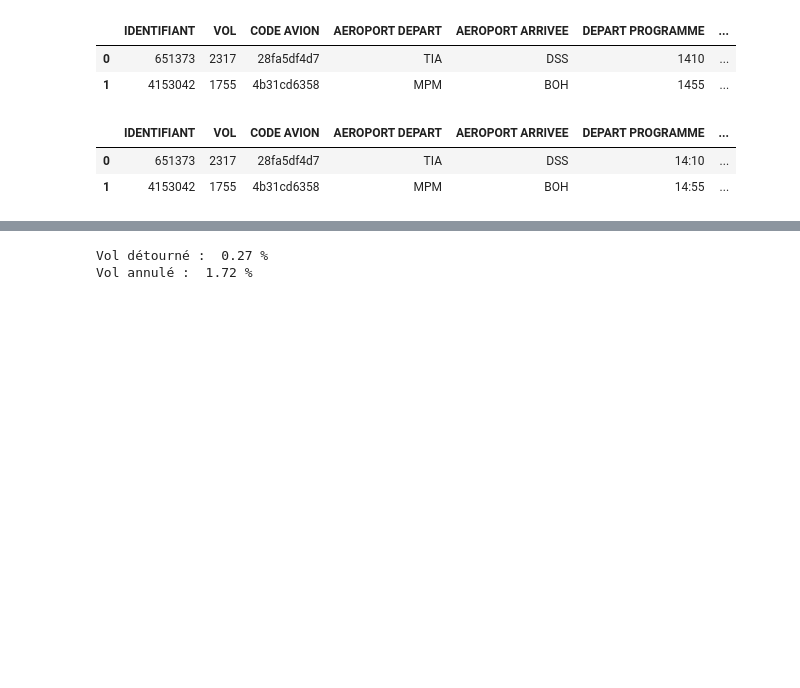
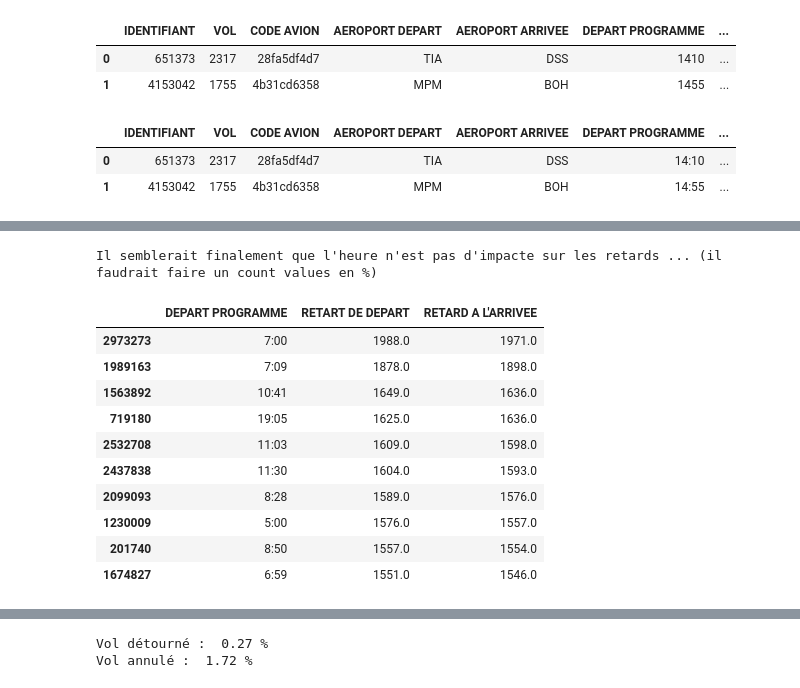
Before and after one commit to samirLazzali/flight-delay-consulting, a Jupyter notebook: aeroport_eda.ipynb, the cells around one changed output, grey strips where cells are left out. Saved outputs shown, nothing was run; the diff lists cells and outputs as text; code cells hidden in the pictures; blank space fills up the shorter version.

```diff
--- a/aeroport_eda.ipynb
+++ b/aeroport_eda.ipynb
@@ -272,0 +277,16 @@ Retard de + de 10 min à l'arrivé :  22.38 %
+# %%
+print("Il semblerait finalement que l'heure n'est pas d'impacte sur les retards ... (il faudrait faire un count values en %)")
+vols[["DEPART PROGRAMME","RETART DE DEPART","RETARD A L'ARRIVEE"]].sort_values(by="RETARD A L'ARRIVEE", ascending=False).head(10)
+# %% [output]
+Il semblerait finalement que l'heure n'est pas d'impacte sur les retards ... (il faudrait faire un count values en %)
+|  | DEPART PROGRAMME | RETART DE DEPART | RETARD A L'ARRIVEE |
+| 2973273 | 7:00 | 1988.0 | 1971.0 |
+| 1989163 | 7:09 | 1878.0 | 1898.0 |
+| 1563892 | 10:41 | 1649.0 | 1636.0 |
+| 719180 | 19:05 | 1625.0 | 1636.0 |
+| 2532708 | 11:03 | 1609.0 | 1598.0 |
+| 2437838 | 11:30 | 1604.0 | 1593.0 |
+| 2099093 | 8:28 | 1589.0 | 1576.0 |
+| 1230009 | 5:00 | 1576.0 | 1557.0 |
+| 201740 | 8:50 | 1557.0 | 1554.0 |
+| 1674827 | 6:59 | 1551.0 | 1546.0 |
```
Also changed, not shown: parts of 10 cells of this notebook, 1 other file.
